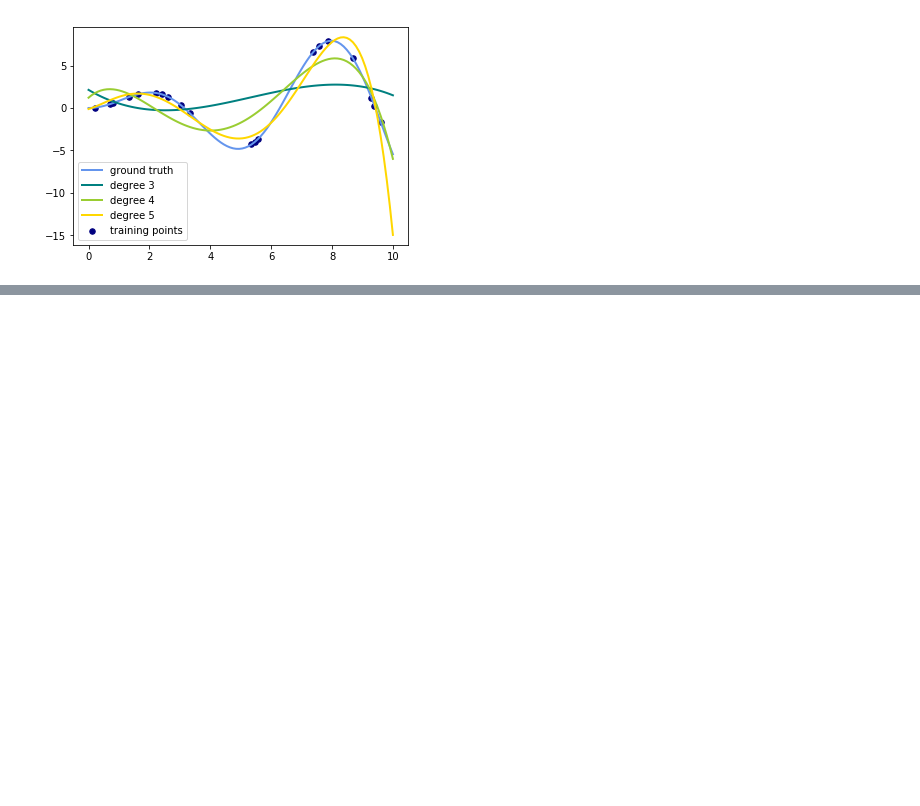
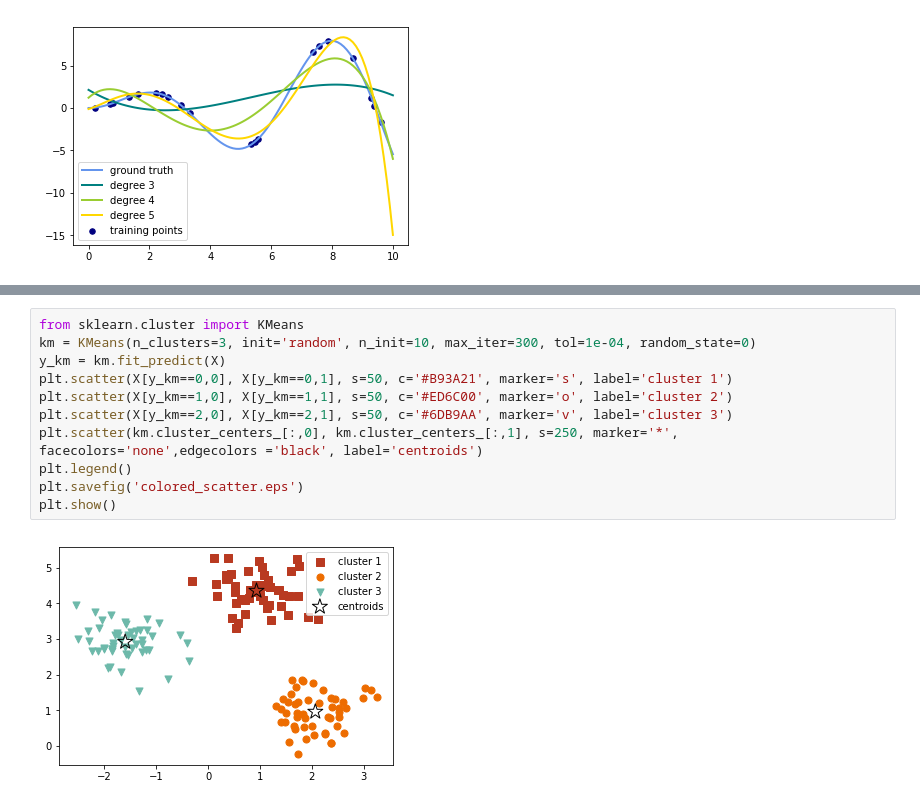
Before and after one commit to nryotaro/ml_seminar, a Jupyter notebook: codes.ipynb, the cells around one changed output, grey strips where cells are left out. Saved outputs shown, nothing was run; the diff lists cells and outputs as text; blank space fills up the shorter version.

```diff
--- a/codes.ipynb
+++ b/codes.ipynb
@@ -220,0 +230,13 @@ plt.show()
+# %%
+from sklearn.cluster import KMeans
+km = KMeans(n_clusters=3, init='random', n_init=10, max_iter=300, tol=1e-04, random_state=0)
+y_km = km.fit_predict(X)
+plt.scatter(X[y_km==0,0], X[y_km==0,1], s=50, c='#B93A21', marker='s', label='cluster 1')
+plt.scatter(X[y_km==1,0], X[y_km==1,1], s=50, c='#ED6C00', marker='o', label='cluster 2')
+plt.scatter(X[y_km==2,0], X[y_km==2,1], s=50, c='#6DB9AA', marker='v', label='cluster 3')
+plt.scatter(km.cluster_centers_[:,0], km.cluster_centers_[:,1], s=250, marker='*', facecolors='none',edgecolors ='black', label='centroids')
+plt.legend()
+plt.savefig('colored_scatter.eps')
+plt.show()
+# %% [output]
+[figure, added]
```
Also changed, not shown: parts of 1 cell of this notebook, 3 other files.
